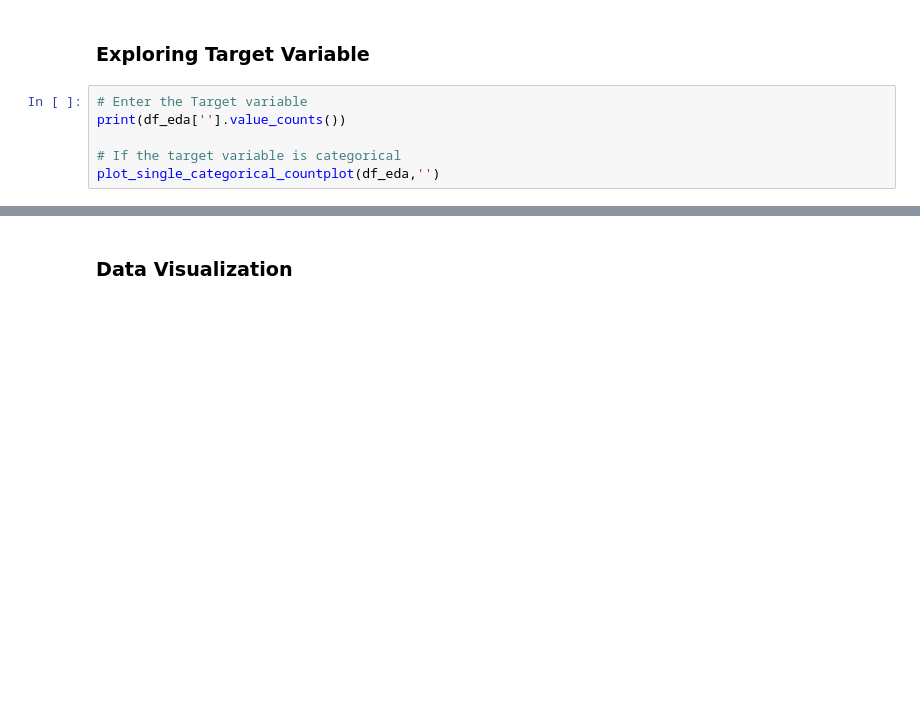
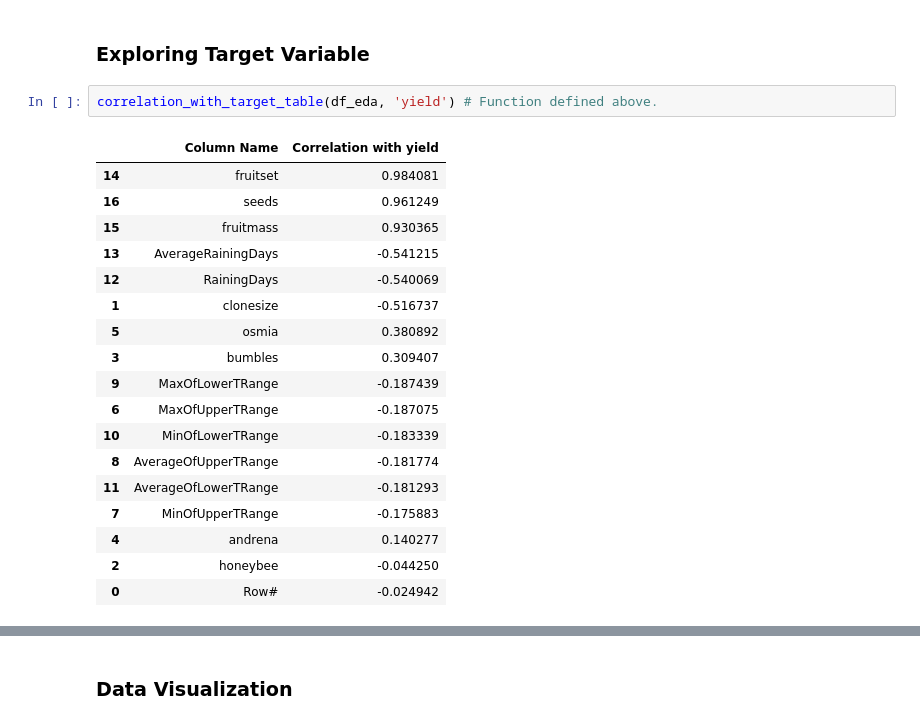
Before and after one commit to mritesh776/wild_blueberry_yield_prediction, a Jupyter notebook: Notebooks/baseline_model.ipynb, the cells around one changed output, grey strips where cells are left out. Cells and saved outputs as stored; diff of their text form; blank space fills up the shorter version.

```diff
--- a/Notebooks/baseline_model.ipynb
+++ b/Notebooks/baseline_model.ipynb
@@ -287,8 +499,23 @@ unique_values_per_column(df_eda,20) #Function defined above
 # %% [markdown]
 ### Exploring Target Variable
-# %%
-# Enter the Target variable
-print(df_eda[''].value_counts())
-
-# If the target variable is categorical
-plot_single_categorical_countplot(df_eda,'')
+# %%
+correlation_with_target_table(df_eda, 'yield') # Function defined above.
+# %% [output]
+|  | Column Name | Correlation with yield |
+| 14 | fruitset | 0.984081 |
+| 16 | seeds | 0.961249 |
+| 15 | fruitmass | 0.930365 |
+| 13 | AverageRainingDays | -0.541215 |
+| 12 | RainingDays | -0.540069 |
+| 1 | clonesize | -0.516737 |
+| 5 | osmia | 0.380892 |
+| 3 | bumbles | 0.309407 |
+| 9 | MaxOfLowerTRange | -0.187439 |
+| 6 | MaxOfUpperTRange | -0.187075 |
+| 10 | MinOfLowerTRange | -0.183339 |
+| 8 | AverageOfUpperTRange | -0.181774 |
+| 11 | AverageOfLowerTRange | -0.181293 |
+| 7 | MinOfUpperTRange | -0.175883 |
+| 4 | andrena | 0.140277 |
+| 2 | honeybee | -0.044250 |
+| 0 | Row# | -0.024942 |
```
Also changed, not shown: parts of 33 cells of this notebook, 4 other files.
